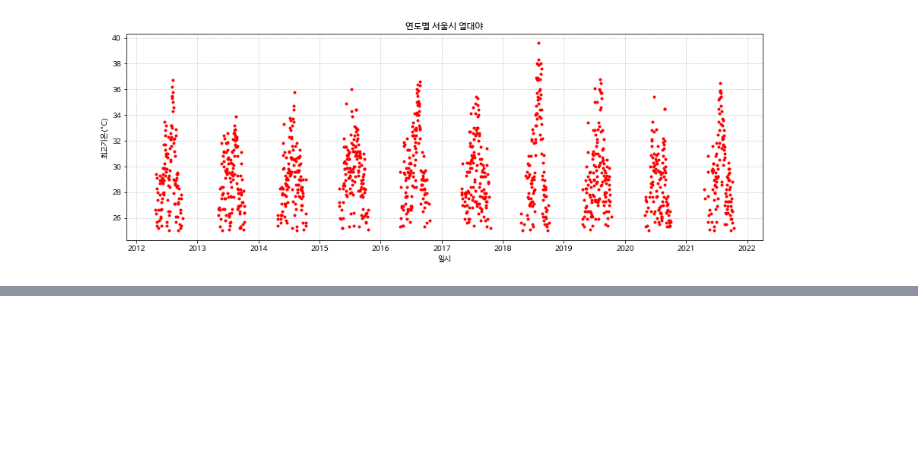
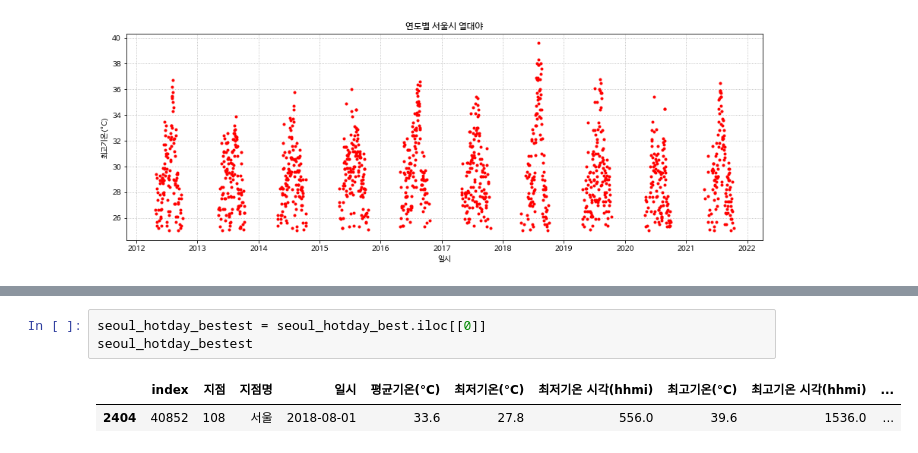
Before and after one commit to yojulab/learn_data_analytics, a Jupyter notebook: codes/서울_열대야_시각화.ipynb, the cells around one changed output, grey strips where cells are left out. Saved outputs shown, nothing was run; the diff lists cells and outputs as text; blank space fills up the shorter version.

```diff
--- a/codes/서울_열대야_시각화.ipynb
+++ b/codes/서울_열대야_시각화.ipynb
@@ -295,0 +329,6 @@ plt.show()
+# %%
+seoul_hotday_bestest = seoul_hotday_best.iloc[[0]]
+seoul_hotday_bestest
+# %% [output]
+|  | index | 지점 | 지점명 | 일시 | 평균기온(°C) | 최저기온(°C) | 최저기온 시각(hhmi) | 최고기온(°C) | 최고기온 시각(hhmi) | ... |
+| 2404 | 40852 | 108 | 서울 | 2018-08-01 | 33.6 | 27.8 | 556.0 | 39.6 | 1536.0 | ... |
```
Also changed, not shown: parts of 6 cells of this notebook.
